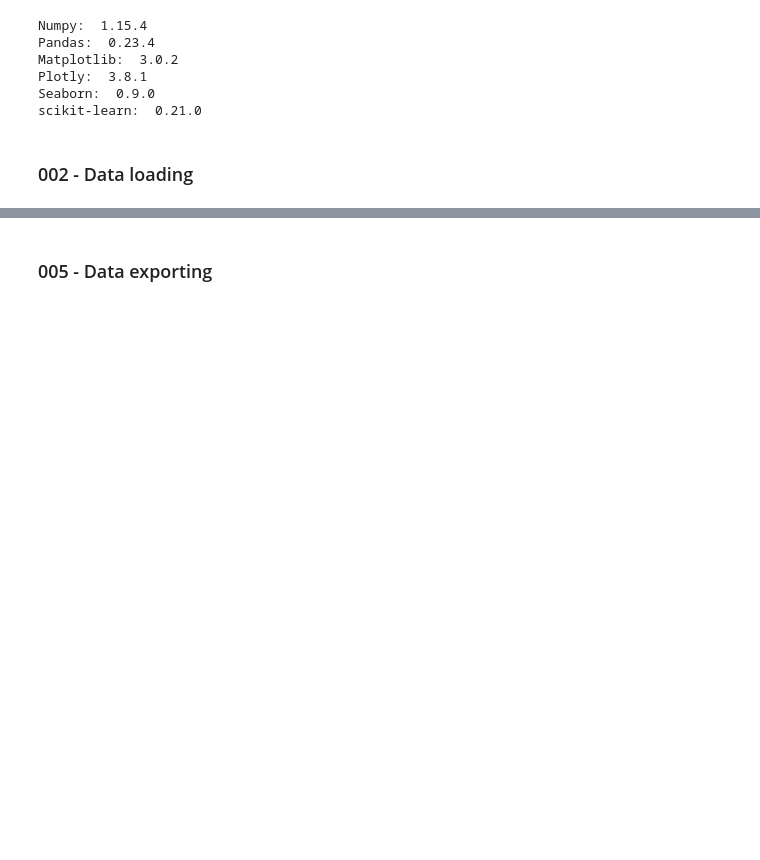
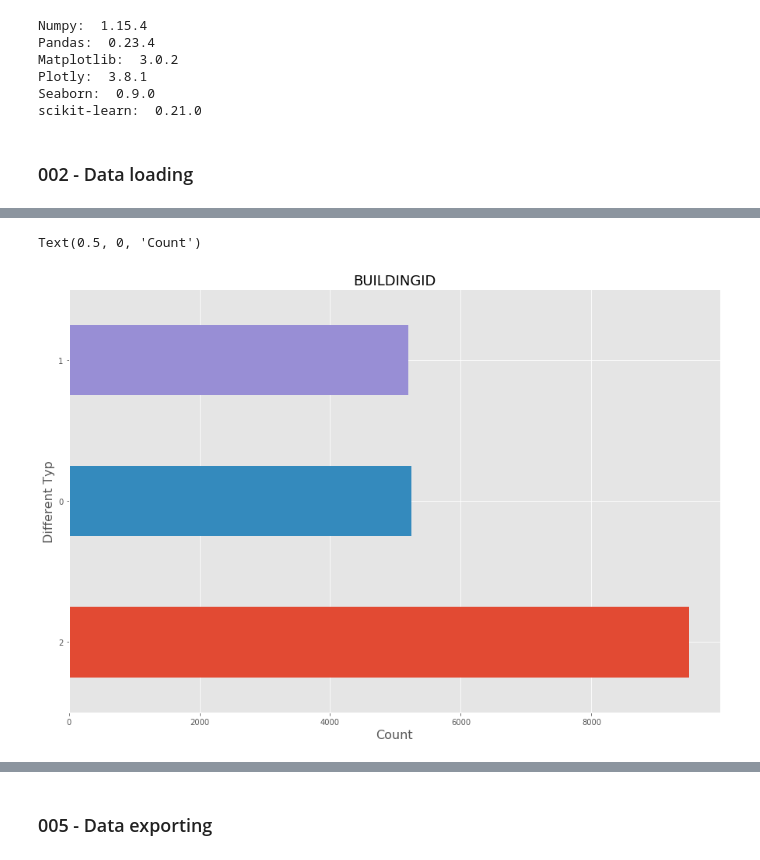
Before and after one commit to AndreasNehls/IoT_Analytics, a Jupyter notebook: python/IoT_preprocessing.ipynb, the cells around one changed output, grey strips where cells are left out. Cells and saved outputs as stored; diff of their text form; code cells hidden in the pictures; blank space fills up the shorter version.

```diff
--- a/python/IoT_preprocessing.ipynb
+++ b/python/IoT_preprocessing.ipynb
@@ -448,0 +166,10 @@ Categories (13, object): [B2, C3, C4, C2, ..., A0, A1, A2, A3]
+# %%
+BUILDINGID_count = df_train['BUILDINGID'].value_counts()
+
+BUILDINGID_count.plot(kind='barh', figsize=(15,10))
+plt.title('BUILDINGID', fontsize=18)
+plt.ylabel('Different Typ', fontsize=16)
+plt.xlabel('Count', fontsize=16)
+# %% [output]
+Text(0.5, 0, 'Count')
+[figure, added]
```
Also changed, not shown: parts of 91 cells of this notebook.
